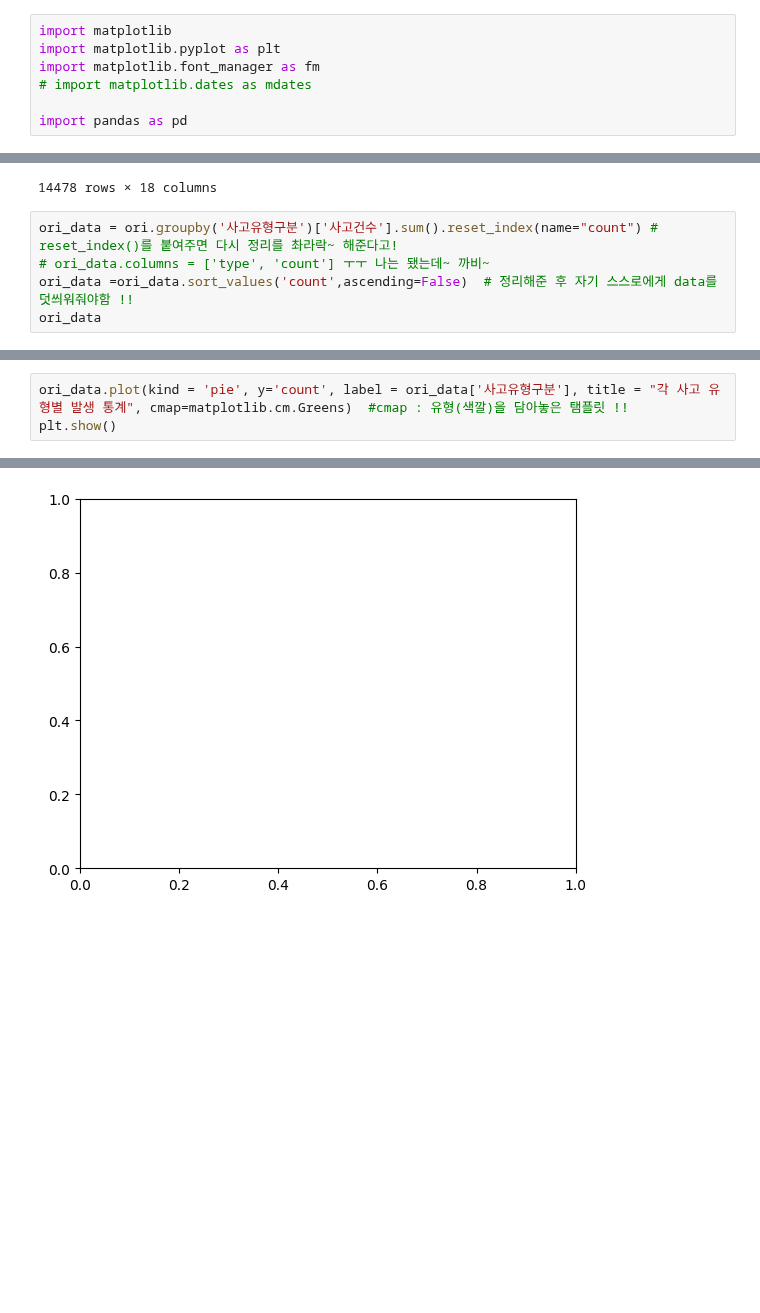
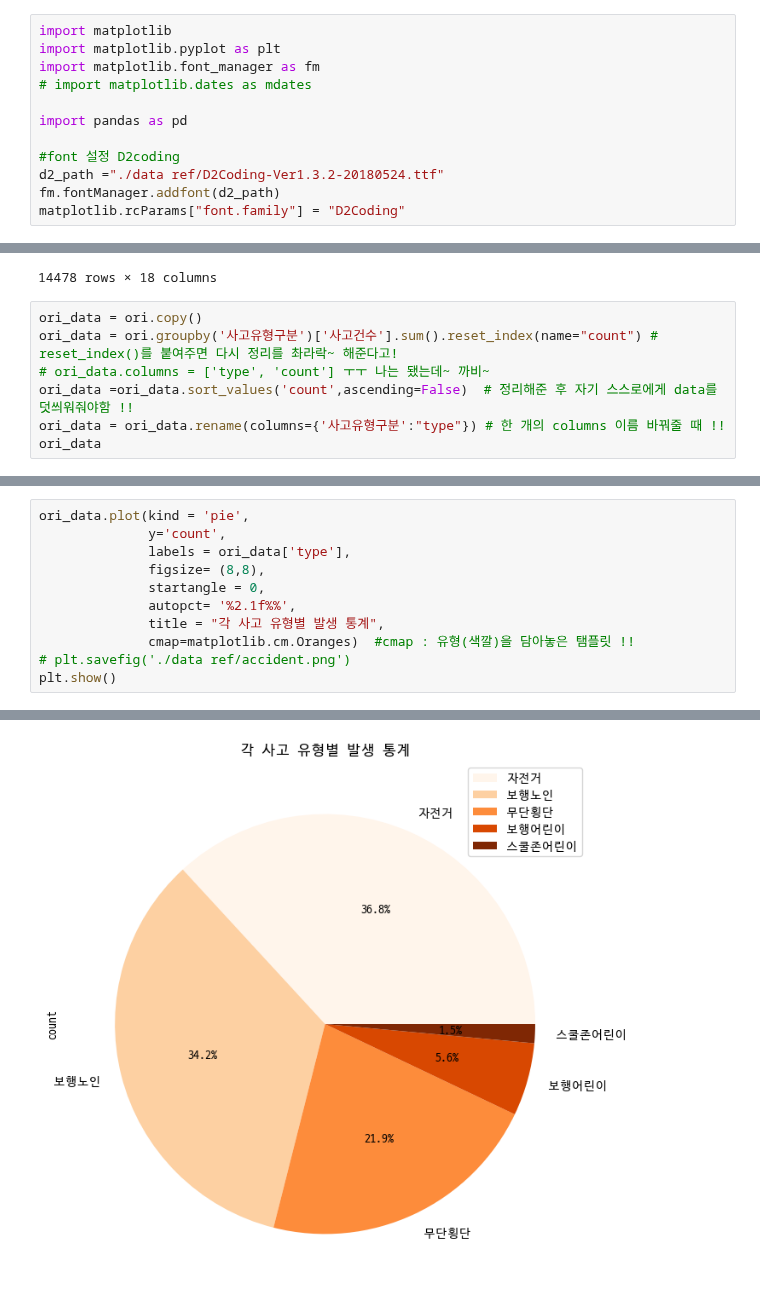
Before and after one commit to BBiT808/Game-of_pyThon, a Jupyter notebook: py11.6_교통사고유형별발생분석.ipynb, the cells around one changed output, grey strips where cells are left out. Saved outputs shown, nothing was run; the diff lists cells and outputs as text; blank space fills up the shorter version.

```diff
--- a/py11.6_교통사고유형별발생분석.ipynb
+++ b/py11.6_교통사고유형별발생분석.ipynb
@@ -13,6 +13,11 @@ import matplotlib.font_manager as fm
 # import matplotlib.dates as mdates
 
 import pandas as pd
+
+#font 설정 D2coding
+d2_path ="./data ref/D2Coding-Ver1.3.2-20180524.ttf"
+fm.fontManager.addfont(d2_path)
+matplotlib.rcParams["font.family"] = "D2Coding"
 # %%
 file_path = "./data ref/전국교통사고다발지역표준데이터.csv"  # comma seperated values !!! 의 약자래!!!
 ori = pd.read_csv(file_path, encoding="EUC-KR")
@@ -32,8 +37,10 @@ ori
 | 14477 | 2015046 | 2014 | 자전거 | 11710014 | 서울특별시 송파구14 | 서울특별시 송파구 풍납동(천호사거리 부근) | 6 | 6 | 0 | 3 | ... |
 14478 rows × 18 columns
 # %%
+ori_data = ori.copy()
 ori_data = ori.groupby('사고유형구분')['사고건수'].sum().reset_index(name="count") # reset_index()를 붙여주면 다시 정리를 촤라락~ 해준다고!
 # ori_data.columns = ['type', 'count'] ㅜㅜ 나는 됐는데~ 까비~
 ori_data =ori_data.sort_values('count',ascending=False)  # 정리해준 후 자기 스스로에게 data를 덧씌워줘야함 !!
+ori_data = ori_data.rename(columns={'사고유형구분':"type"}) # 한 개의 columns 이름 바꿔줄 때 !!
 ori_data
 # %% [output]
@@ -44,6 +51,14 @@ ori_data
 | 2 | 보행어린이 | 3802 |
 | 3 | 스쿨존어린이 | 989 |
 # %%
-ori_data.plot(kind = 'pie', y='count', label = ori_data['사고유형구분'], title = "각 사고 유형별 발생 통계", cmap=matplotlib.cm.Greens)  #cmap : 유형(색깔)을 담아놓은 탬플릿 !!
+ori_data.plot(kind = 'pie',
+              y='count',
+              labels = ori_data['type'],
+              figsize= (8,8),
+              startangle = 0,
+              autopct= '%2.1f%%',
+              title = "각 사고 유형별 발생 통계",
+              cmap=matplotlib.cm.Oranges)  #cmap : 유형(색깔)을 담아놓은 탬플릿 !!
+# plt.savefig('./data ref/accident.png')
 plt.show()
 # %% [output]
@@ -51 +65 @@ TypeError: unhashable type: 'Series'
-[figure, old version]
+[figure, new version]
```
Also changed, not shown: parts of 4 cells of this notebook, 1 other file.
